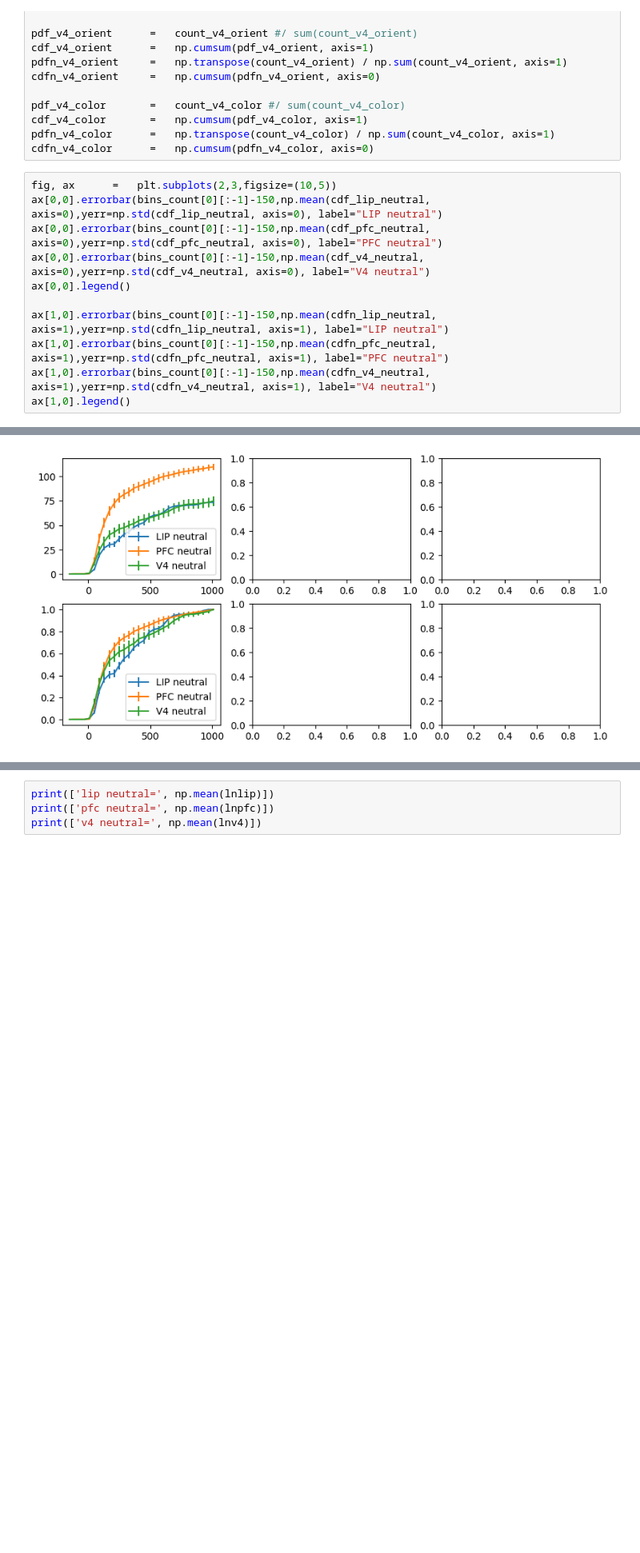
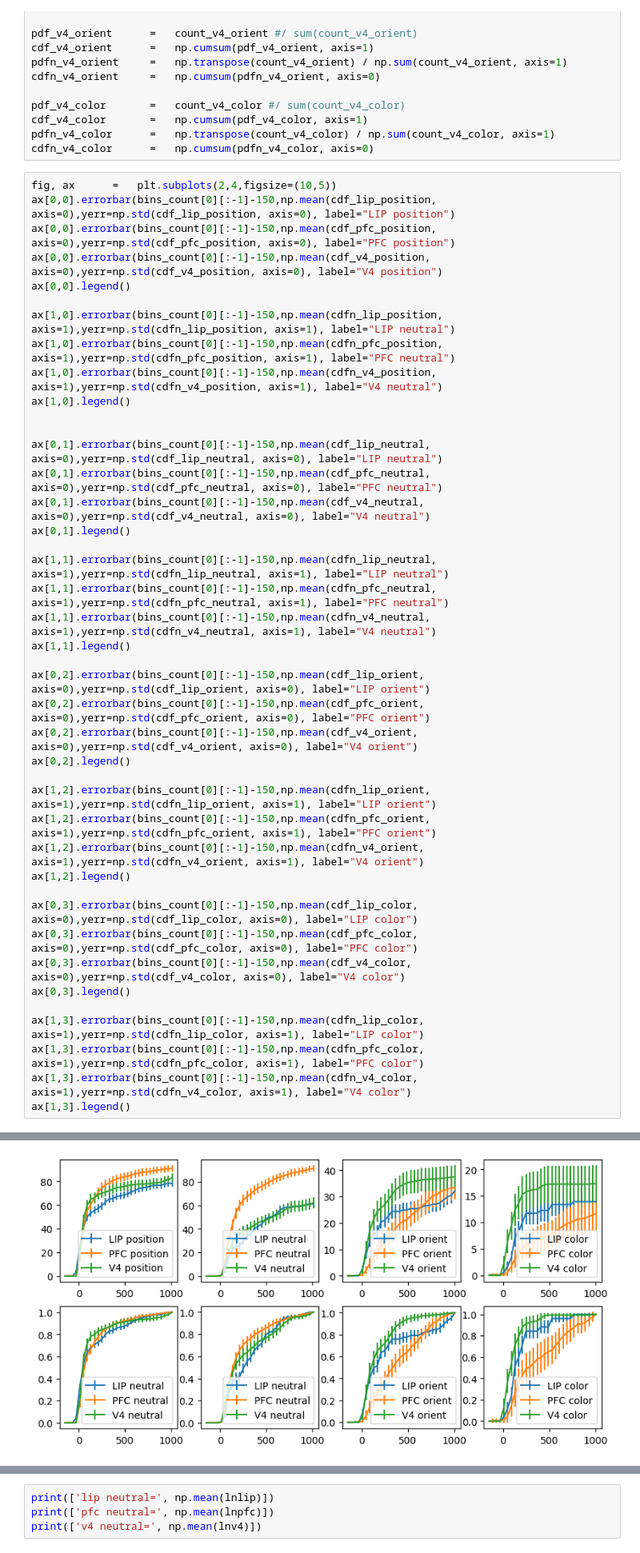
Before and after one commit to Ibos-lab/Users, a Jupyter notebook: ibosg/latency_analysis.ipynb, the cells around one changed output, grey strips where cells are left out. Shown at 80% size. Saved outputs shown, nothing was run; the diff lists cells and outputs as text; blank space fills up the shorter version.

```diff
--- a/ibosg/latency_analysis.ipynb
+++ b/ibosg/latency_analysis.ipynb
@@ -704,16 +706,47 @@ cdf_v4_color       =   np.cumsum(pdf_v4_color, axis=1)
 pdfn_v4_color      =   np.transpose(count_v4_color) / np.sum(count_v4_color, axis=1)
 cdfn_v4_color      =   np.cumsum(pdfn_v4_color, axis=0)
 # %%
-fig, ax      =   plt.subplots(2,3,figsize=(10,5))
-ax[0,0].errorbar(bins_count[0][:-1]-150,np.mean(cdf_lip_neutral, axis=0),yerr=np.std(cdf_lip_neutral, axis=0), label="LIP neutral")
-ax[0,0].errorbar(bins_count[0][:-1]-150,np.mean(cdf_pfc_neutral, axis=0),yerr=np.std(cdf_pfc_neutral, axis=0), label="PFC neutral")
-ax[0,0].errorbar(bins_count[0][:-1]-150,np.mean(cdf_v4_neutral, axis=0),yerr=np.std(cdf_v4_neutral, axis=0), label="V4 neutral")
+fig, ax      =   plt.subplots(2,4,figsize=(10,5))
+ax[0,0].errorbar(bins_count[0][:-1]-150,np.mean(cdf_lip_position, axis=0),yerr=np.std(cdf_lip_position, axis=0), label="LIP position")
+ax[0,0].errorbar(bins_count[0][:-1]-150,np.mean(cdf_pfc_position, axis=0),yerr=np.std(cdf_pfc_position, axis=0), label="PFC position")
+ax[0,0].errorbar(bins_count[0][:-1]-150,np.mean(cdf_v4_position, axis=0),yerr=np.std(cdf_v4_position, axis=0), label="V4 position")
 ax[0,0].legend()
 
-ax[1,0].errorbar(bins_count[0][:-1]-150,np.mean(cdfn_lip_neutral, axis=1),yerr=np.std(cdfn_lip_neutral, axis=1), label="LIP neutral")
-ax[1,0].errorbar(bins_count[0][:-1]-150,np.mean(cdfn_pfc_neutral, axis=1),yerr=np.std(cdfn_pfc_neutral, axis=1), label="PFC neutral")
-ax[1,0].errorbar(bins_count[0][:-1]-150,np.mean(cdfn_v4_neutral, axis=1),yerr=np.std(cdfn_v4_neutral, axis=1), label="V4 neutral")
+ax[1,0].errorbar(bins_count[0][:-1]-150,np.mean(cdfn_lip_position, axis=1),yerr=np.std(cdfn_lip_position, axis=1), label="LIP neutral")
+ax[1,0].errorbar(bins_count[0][:-1]-150,np.mean(cdfn_pfc_position, axis=1),yerr=np.std(cdfn_pfc_position, axis=1), label="PFC neutral")
+ax[1,0].errorbar(bins_count[0][:-1]-150,np.mean(cdfn_v4_position, axis=1),yerr=np.std(cdfn_v4_position, axis=1), label="V4 neutral")
 ax[1,0].legend()
+
+
+ax[0,1].errorbar(bins_count[0][:-1]-150,np.mean(cdf_lip_neutral, axis=0),yerr=np.std(cdf_lip_neutral, axis=0), label="LIP neutral")
+ax[0,1].errorbar(bins_count[0][:-1]-150,np.mean(cdf_pfc_neutral, axis=0),yerr=np.std(cdf_pfc_neutral, axis=0), label="PFC neutral")
+ax[0,1].errorbar(bins_count[0][:-1]-150,np.mean(cdf_v4_neutral, axis=0),yerr=np.std(cdf_v4_neutral, axis=0), label="V4 neutral")
+ax[0,1].legend()
+
+ax[1,1].errorbar(bins_count[0][:-1]-150,np.mean(cdfn_lip_neutral, axis=1),yerr=np.std(cdfn_lip_neutral, axis=1), label="LIP neutral")
+ax[1,1].errorbar(bins_count[0][:-1]-150,np.mean(cdfn_pfc_neutral, axis=1),yerr=np.std(cdfn_pfc_neutral, axis=1), label="PFC neutral")
+ax[1,1].errorbar(bins_count[0][:-1]-150,np.mean(cdfn_v4_neutral, axis=1),yerr=np.std(cdfn_v4_neutral, axis=1), label="V4 neutral")
+ax[1,1].legend()
+
+ax[0,2].errorbar(bins_count[0][:-1]-150,np.mean(cdf_lip_orient, axis=0),yerr=np.std(cdf_lip_orient, axis=0), label="LIP orient")
+ax[0,2].errorbar(bins_count[0][:-1]-150,np.mean(cdf_pfc_orient, axis=0),yerr=np.std(cdf_pfc_orient, axis=0), label="PFC orient")
+ax[0,2].errorbar(bins_count[0][:-1]-150,np.mean(cdf_v4_orient, axis=0),yerr=np.std(cdf_v4_orient, axis=0), label="V4 orient")
+ax[0,2].legend()
+
+ax[1,2].errorbar(bins_count[0][:-1]-150,np.mean(cdfn_lip_orient, axis=1),yerr=np.std(cdfn_lip_orient, axis=1), label="LIP orient")
+ax[1,2].errorbar(bins_count[0][:-1]-150,np.mean(cdfn_pfc_orient, axis=1),yerr=np.std(cdfn_pfc_orient, axis=1), label="PFC orient")
+ax[1,2].errorbar(bins_count[0][:-1]-150,np.mean(cdfn_v4_orient, axis=1),yerr=np.std(cdfn_v4_orient, axis=1), label="V4 orient")
+ax[1,2].legend()
+
+ax[0,3].errorbar(bins_count[0][:-1]-150,np.mean(cdf_lip_color, axis=0),yerr=np.std(cdf_lip_color, axis=0), label="LIP color")
+ax[0,3].errorbar(bins_count[0][:-1]-150,np.mean(cdf_pfc_color, axis=0),yerr=np.std(cdf_pfc_color, axis=0), label="PFC color")
+ax[0,3].errorbar(bins_count[0][:-1]-150,np.mean(cdf_v4_color, axis=0),yerr=np.std(cdf_v4_color, axis=0), label="V4 color")
+ax[0,3].legend()
+
+ax[1,3].errorbar(bins_count[0][:-1]-150,np.mean(cdfn_lip_color, axis=1),yerr=np.std(cdfn_lip_color, axis=1), label="LIP color")
+ax[1,3].errorbar(bins_count[0][:-1]-150,np.mean(cdfn_pfc_color, axis=1),yerr=np.std(cdfn_pfc_color, axis=1), label="PFC color")
+ax[1,3].errorbar(bins_count[0][:-1]-150,np.mean(cdfn_v4_color, axis=1),yerr=np.std(cdfn_v4_color, axis=1), label="V4 color")
+ax[1,3].legend()
 # %% [output]
 <matplotlib.legend.Legend at 0x...>
-[figure, old version]
+[figure, new version]
```
Also changed, not shown: parts of 6 cells of this notebook, 1 other file.
